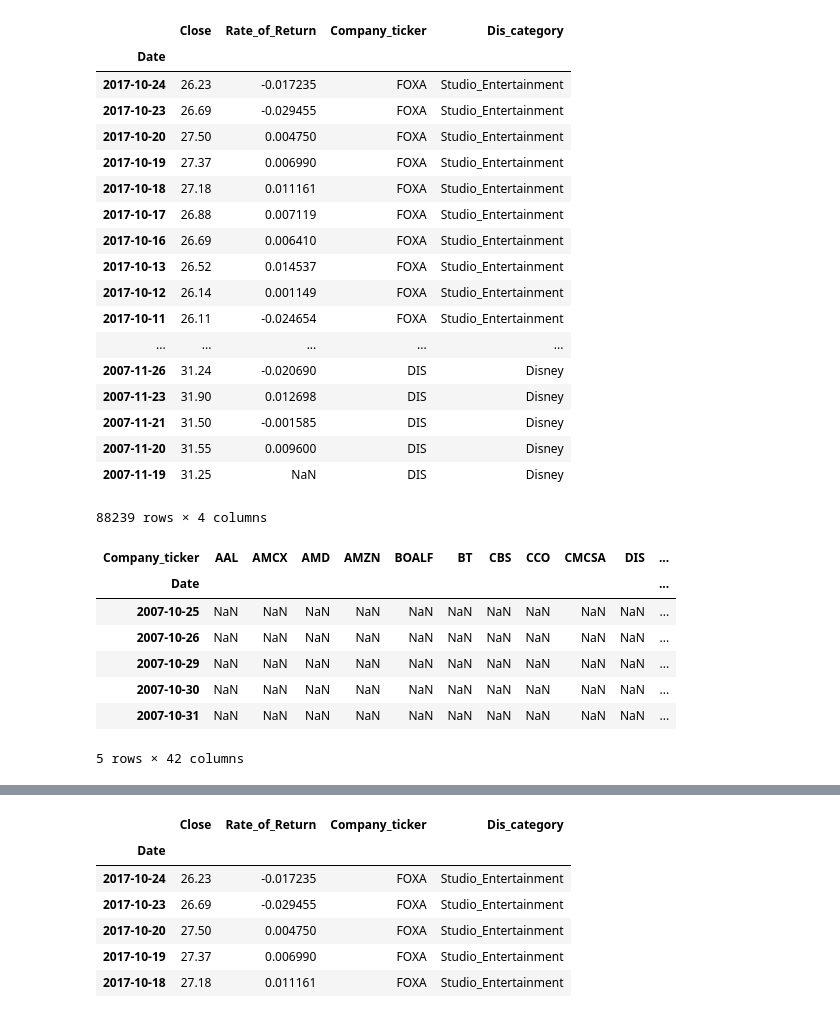
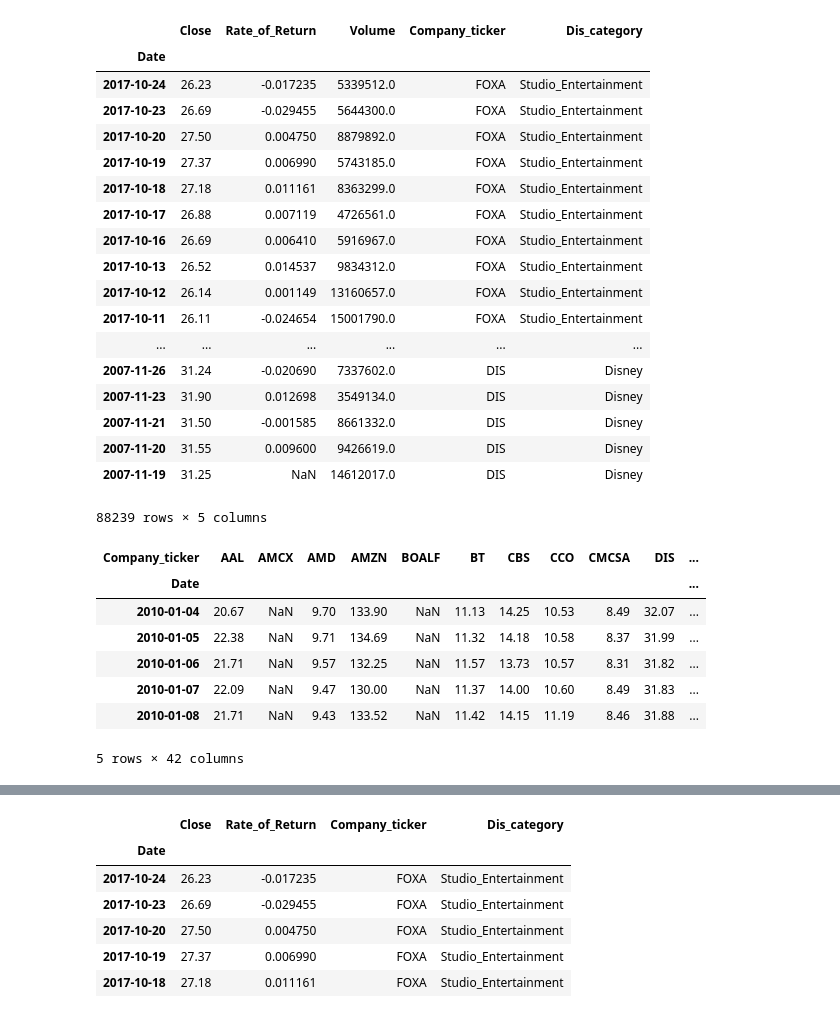
Before and after one commit to amyipliu/Project-Portfolio-, a Jupyter notebook: Clean Datas/Stock Price/Company_Stock - Hao Gong.ipynb, the cells around one changed output, grey strips where cells are left out. Drawn from its saved outputs; the diff is of its cells as text; code cells hidden in the pictures.

```diff
--- a/Clean Datas/Stock Price/Company_Stock - Hao Gong.ipynb
+++ b/Clean Datas/Stock Price/Company_Stock - Hao Gong.ipynb
@@ -1,50 +1,55 @@
 # %%
 import datetime
 
 import pandas as pd
 import matplotlib.pyplot as plt
 import seaborn as sns
+import numpy as np
 
 df = pd.read_csv('company_stock.csv', index_col = 'Date', parse_dates=True)
 close_px = df['Close']#assign close price
 close_px.shift(-1)
 rets = close_px / close_px.shift(-1) - 1
 rets.head()
 df['Rate_of_Return'] = rets #add rets to df as a column
 df
-df1 = df.loc[:,['Close','Rate_of_Return','Company_ticker','Dis_category']]
+df1 = df.loc[:,['Close','Rate_of_Return','Volume','Company_ticker','Dis_category']]
 df1
 # %% [output]
-|  | Close | Rate_of_Return | Company_ticker | Dis_category |
-| Date |  |  |  |  |
-| 2017-10-24 | 26.23 | -0.017235 | FOXA | Studio_Entertainment |
-| 2017-10-23 | 26.69 | -0.029455 | FOXA | Studio_Entertainment |
-| 2017-10-20 | 27.50 | 0.004750 | FOXA | Studio_Entertainment |
-| 2017-10-19 | 27.37 | 0.006990 | FOXA | Studio_Entertainment |
-| 2017-10-18 | 27.18 | 0.011161 | FOXA | Studio_Entertainment |
-| 2017-10-17 | 26.88 | 0.007119 | FOXA | Studio_Entertainment |
-| 2017-10-16 | 26.69 | 0.006410 | FOXA | Studio_Entertainment |
-| 2017-10-13 | 26.52 | 0.014537 | FOXA | Studio_Entertainment |
-| 2017-10-12 | 26.14 | 0.001149 | FOXA | Studio_Entertainment |
-| 2017-10-11 | 26.11 | -0.024654 | FOXA | Studio_Entertainment |
-| ... | ... | ... | ... | ... |
-| 2007-11-26 | 31.24 | -0.020690 | DIS | Disney |
-| 2007-11-23 | 31.90 | 0.012698 | DIS | Disney |
-| 2007-11-21 | 31.50 | -0.001585 | DIS | Disney |
-| 2007-11-20 | 31.55 | 0.009600 | DIS | Disney |
-| 2007-11-19 | 31.25 | NaN | DIS | Disney |
+|  | Close | Rate_of_Return | Volume | Company_ticker | Dis_category |
+| Date |  |  |  |  |  |
+| 2017-10-24 | 26.23 | -0.017235 | 5339512.0 | FOXA | Studio_Entertainment |
+| 2017-10-23 | 26.69 | -0.029455 | 5644300.0 | FOXA | Studio_Entertainment |
+| 2017-10-20 | 27.50 | 0.004750 | 8879892.0 | FOXA | Studio_Entertainment |
+| 2017-10-19 | 27.37 | 0.006990 | 5743185.0 | FOXA | Studio_Entertainment |
+| 2017-10-18 | 27.18 | 0.011161 | 8363299.0 | FOXA | Studio_Entertainment |
+| 2017-10-17 | 26.88 | 0.007119 | 4726561.0 | FOXA | Studio_Entertainment |
+| 2017-10-16 | 26.69 | 0.006410 | 5916967.0 | FOXA | Studio_Entertainment |
+| 2017-10-13 | 26.52 | 0.014537 | 9834312.0 | FOXA | Studio_Entertainment |
+| 2017-10-12 | 26.14 | 0.001149 | 13160657.0 | FOXA | Studio_Entertainment |
+| 2017-10-11 | 26.11 | -0.024654 | 15001790.0 | FOXA | Studio_Entertainment |
+| ... | ... | ... | ... | ... | ... |
+| 2007-11-26 | 31.24 | -0.020690 | 7337602.0 | DIS | Disney |
+| 2007-11-23 | 31.90 | 0.012698 | 3549134.0 | DIS | Disney |
+| 2007-11-21 | 31.50 | -0.001585 | 8661332.0 | DIS | Disney |
+| 2007-11-20 | 31.55 | 0.009600 | 9426619.0 | DIS | Disney |
+| 2007-11-19 | 31.25 | NaN | 14612017.0 | DIS | Disney |
-88239 rows × 4 columns
+88239 rows × 5 columns
 # %%
+###Analysis for all related companies###
+
+#close price
 test = pd.DataFrame(df1).reset_index()
 df1_pivot = test.pivot(index = 'Date', columns = 'Company_ticker', values = 'Close')
 df1_pivot = df1_pivot.dropna(how = 'all')
+df1_pivot = df1_pivot['2010-01-01':'2017-12-24']
 df1_pivot.head()
 # %% [output]
 | Company_ticker | AAL | AMCX | AMD | AMZN | BOALF | BT | CBS | CCO | CMCSA | DIS | ... |
 | Date |  |  |  |  |  |  |  |  |  |  | ... |
-| 2007-10-25 | NaN | NaN | NaN | NaN | NaN | NaN | NaN | NaN | NaN | NaN | ... |
-| 2007-10-26 | NaN | NaN | NaN | NaN | NaN | NaN | NaN | NaN | NaN | NaN | ... |
-| 2007-10-29 | NaN | NaN | NaN | NaN | NaN | NaN | NaN | NaN | NaN | NaN | ... |
-| 2007-10-30 | NaN | NaN | NaN | NaN | NaN | NaN | NaN | NaN | NaN | NaN | ... |
-| 2007-10-31 | NaN | NaN | NaN | NaN | NaN | NaN | NaN | NaN | NaN | NaN | ... |
+| 2010-01-04 | 20.67 | NaN | 9.70 | 133.90 | NaN | 11.13 | 14.25 | 10.53 | 8.49 | 32.07 | ... |
+| 2010-01-05 | 22.38 | NaN | 9.71 | 134.69 | NaN | 11.32 | 14.18 | 10.58 | 8.37 | 31.99 | ... |
+| 2010-01-06 | 21.71 | NaN | 9.57 | 132.25 | NaN | 11.57 | 13.73 | 10.57 | 8.31 | 31.82 | ... |
+| 2010-01-07 | 22.09 | NaN | 9.47 | 130.00 | NaN | 11.37 | 14.00 | 10.60 | 8.49 | 31.83 | ... |
+| 2010-01-08 | 21.71 | NaN | 9.43 | 133.52 | NaN | 11.42 | 14.15 | 11.19 | 8.46 | 31.88 | ... |
 5 rows × 42 columns
```
Also changed, not shown: parts of 17 cells of this notebook.
